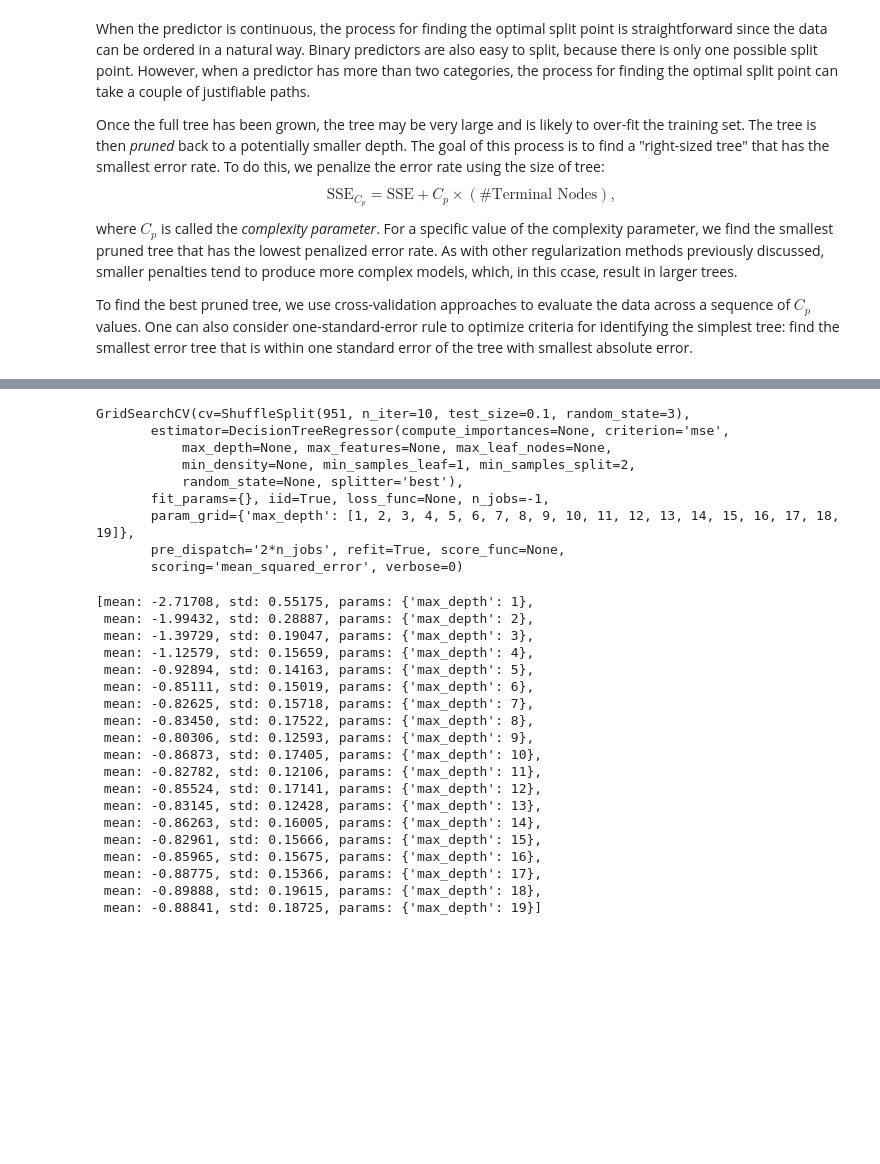
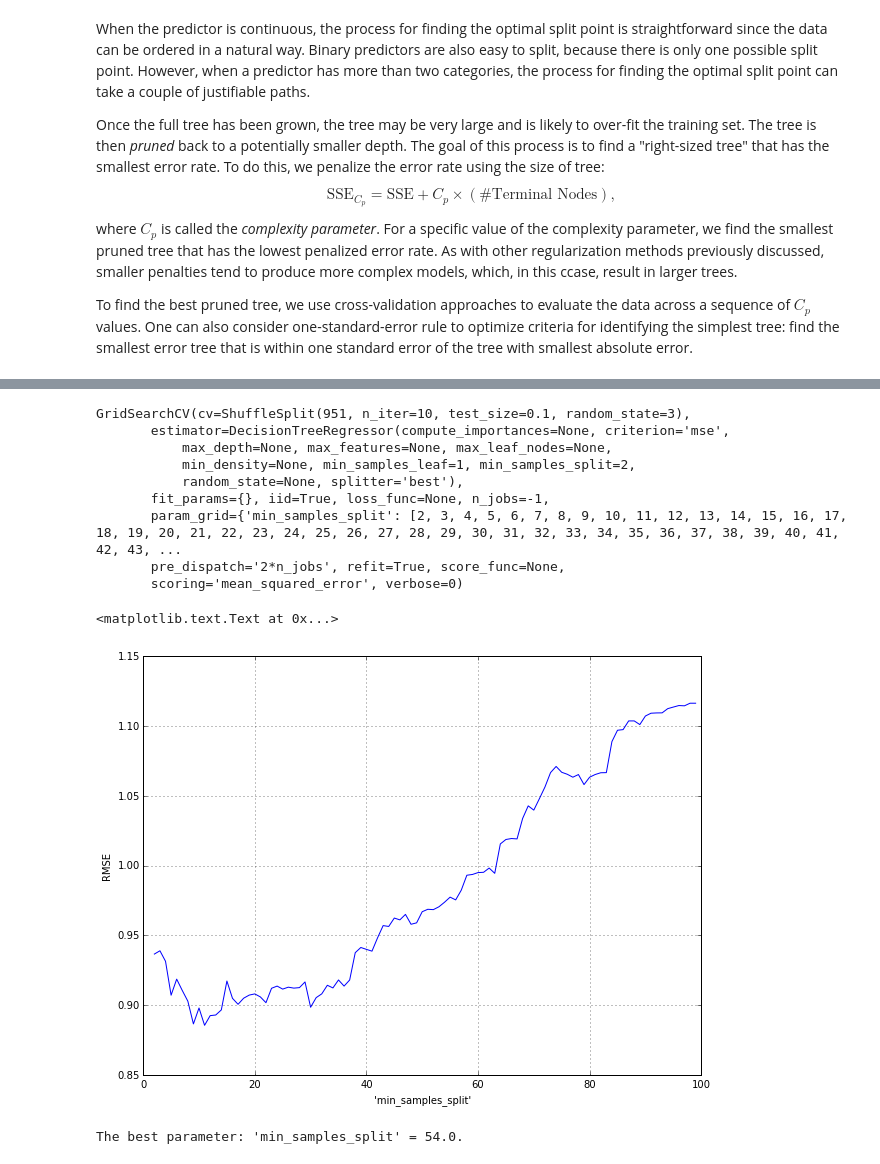
Before and after one commit to LeiG/Applied-Predictive-Modeling-with-Python, a Jupyter notebook: notebooks/Chapter 8.ipynb, the cells around one changed output, grey strips where cells are left out. Drawn from its saved outputs; the diff is of its cells as text; code cells hidden in the pictures; blank space fills up the shorter version.

```diff
--- a/notebooks/Chapter 8.ipynb
+++ b/notebooks/Chapter 8.ipynb
@@ -148,6 +155,4 @@ To find the best pruned tree, we use cross-validation approaches to evaluate the
 # %%
-# Decision tree in sklearn does not support complexity parameter currently.
-# Instead, one can tune the max_depth parameter to control the complexity of the tree.
 from sklearn.tree import DecisionTreeRegressor
 from sklearn.grid_search import GridSearchCV
 from sklearn.cross_validation import ShuffleSplit
@@ -155,7 +160,7 @@ from sklearn.cross_validation import ShuffleSplit
 cv = ShuffleSplit(trainX.shape[0], n_iter=10, random_state=3)
 treg = DecisionTreeRegressor()
 gs_param = {
-    'max_depth': range(1, 20),
+    'min_samples_split': range(2, 100),
 }
 gs_treg = GridSearchCV(treg, gs_param, cv=cv, scoring="mean_squared_error", n_jobs=-1)
 gs_treg.fit(trainX.values, trainY.values[:, 0])
@@ -166,28 +171,35 @@ GridSearchCV(cv=ShuffleSplit(951, n_iter=10, test_size=0.1, random_state=3),
            min_density=None, min_samples_leaf=1, min_samples_split=2,
            random_state=None, splitter='best'),
        fit_params={}, iid=True, loss_func=None, n_jobs=-1,
-       param_grid={'max_depth': [1, 2, 3, 4, 5, 6, 7, 8, 9, 10, 11, 12, 13, 14, 15, 16, 17, 18, 19]},
+       param_grid={'min_samples_split': [2, 3, 4, 5, 6, 7, 8, 9, 10, 11, 12, 13, 14, 15, 16, 17, 18, 19, 20, 21, 22, 23, 24, 25, 26, 27, 28, 29, 30, 31, 32, 33, 34, 35, 36, 37, 38, 39, 40, 41, 42, 43, ...
        pre_dispatch='2*n_jobs', refit=True, score_func=None,
        scoring='mean_squared_error', verbose=0)
-# %%
-gs_treg.grid_scores_
-# %% [output]
-[mean: -2.71708, std: 0.55175, params: {'max_depth': 1},
- mean: -1.99432, std: 0.28887, params: {'max_depth': 2},
- mean: -1.39729, std: 0.19047, params: {'max_depth': 3},
- mean: -1.12579, std: 0.15659, params: {'max_depth': 4},
- mean: -0.92894, std: 0.14163, params: {'max_depth': 5},
- mean: -0.85111, std: 0.15019, params: {'max_depth': 6},
- mean: -0.82625, std: 0.15718, params: {'max_depth': 7},
- mean: -0.83450, std: 0.17522, params: {'max_depth': 8},
- mean: -0.80306, std: 0.12593, params: {'max_depth': 9},
- mean: -0.86873, std: 0.17405, params: {'max_depth': 10},
- mean: -0.82782, std: 0.12106, params: {'max_depth': 11},
- mean: -0.85524, std: 0.17141, params: {'max_depth': 12},
- mean: -0.83145, std: 0.12428, params: {'max_depth': 13},
- mean: -0.86263, std: 0.16005, params: {'max_depth': 14},
- mean: -0.82961, std: 0.15666, params: {'max_depth': 15},
- mean: -0.85965, std: 0.15675, params: {'max_depth': 16},
- mean: -0.88775, std: 0.15366, params: {'max_depth': 17},
- mean: -0.89888, std: 0.19615, params: {'max_depth': 18},
- mean: -0.88841, std: 0.18725, params: {'max_depth': 19}]
+# %%
+# calculate RMSE for all candidates
+def gs_rmse(scores):
+    '''Calcuate RMSE for a GridSearchCV grid_scores_ object.'''
+    rmse = []
+    for dx, v in enumerate(scores):
+        rmse.append([v[0]['min_samples_split'], np.sqrt(-v[1]), np.std(np.sqrt(-v[2]))])
+    return np.array(rmse)
+
+gs_treg_rmse = gs_rmse(gs_treg.grid_scores_)
+# %%
+plt.plot(gs_treg_rmse[:,0], gs_treg_rmse[:,1], c='b')
+plt.xlabel('\'min_samples_split\'')
+plt.ylabel('RMSE')
+# %% [output]
+<matplotlib.text.Text at 0x...>
+[figure, added]
+# %%
+# use the one-standard-error rule
+thres_rmse = np.min(gs_treg_rmse[:,1]) + gs_treg_rmse[np.argmin(gs_treg_rmse[:,1]), 2]
+
+for idx, i in reversed(list(enumerate(gs_treg_rmse))):
+    if i[1] < thres_rmse:
+        best_param = i[0]
+        break
+
+print "The best parameter: 'min_samples_split' = {0}.".format(best_param)
+# %% [output]
+The best parameter: 'min_samples_split' = 54.0.
```
Also changed, not shown: parts of 13 cells of this notebook, 1 other file.
